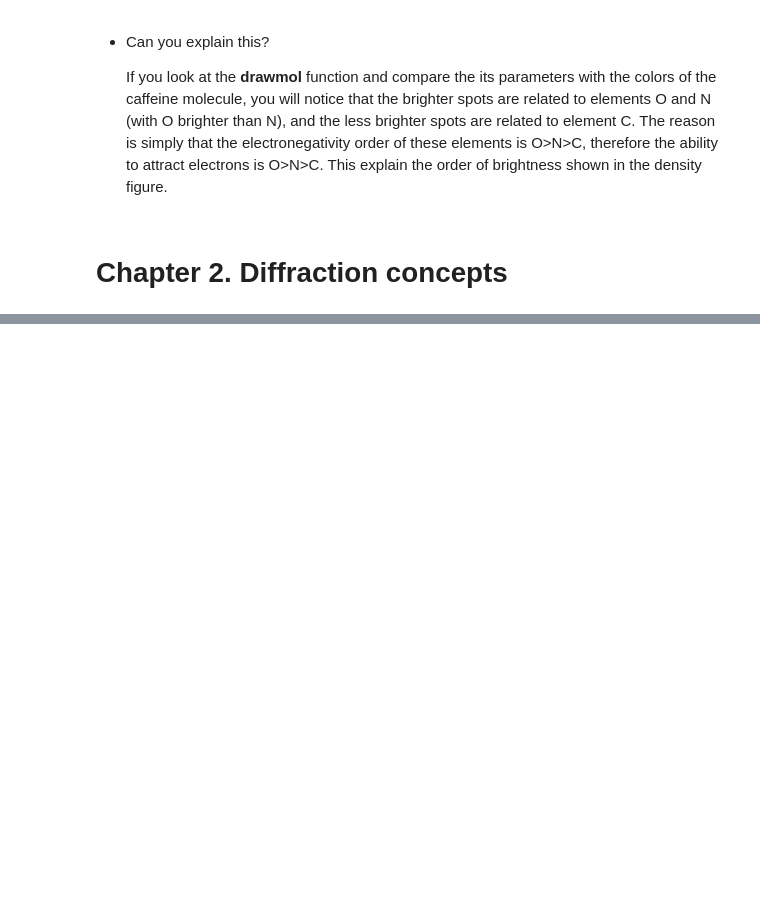
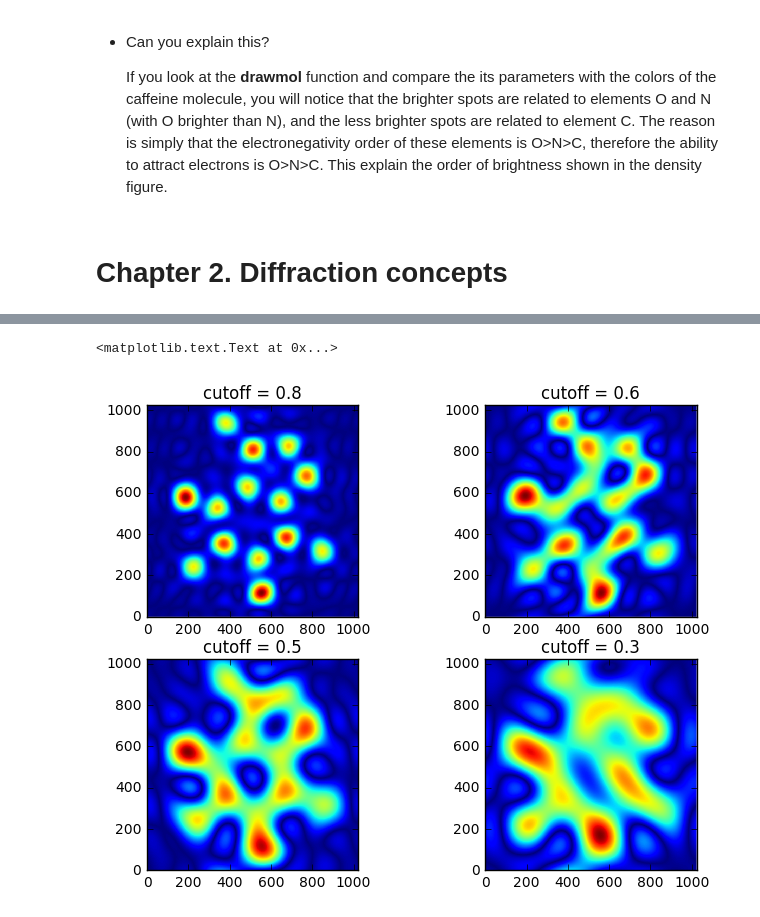
Before and after one commit to wang-zy/Tutorial-in-Diffraction-Imaging-Python, a Jupyter notebook: notebook/Q&A.ipynb, the cells around one changed output, grey strips where cells are left out. Cells and saved outputs as stored; diff of their text form; code cells hidden in the pictures; blank space fills up the shorter version.

```diff
--- a/notebook/Q&A.ipynb
+++ b/notebook/Q&A.ipynb
@@ -20,0 +55,42 @@
+# %%
+%%capture
+%matplotlib inline
+import matplotlib.pyplot as plt
+plt.rcParams["figure.figsize"] = (8, 6)
+
+# add path to the Modules
+import sys, os
+sys.path.append(os.path.join(os.getcwd(), '..', 'src'))
+
+from Projection import *
+# %%
+# Read the pdb file for caffeine molecule.
+caf = Molecule('caffeine.pdb')
+# %%
+step = 1/8.
+cutoff = [0.8, 0.6, 0.5, 0.3]
+
+H, K, L = TwoD_grid(step, cutoff[0])
+rho0 = fft.fftshift(abs(fft.ifftn(moltrans(caf, H,K,L), [2**10, 2**10])))
+
+H, K, L = TwoD_grid(step, cutoff[1])
+rho1 = fft.fftshift(abs(fft.ifftn(moltrans(caf, H,K,L), [2**10, 2**10])))
+
+H, K, L = TwoD_grid(step, cutoff[2])
+rho2 = fft.fftshift(abs(fft.ifftn(moltrans(caf, H,K,L), [2**10, 2**10])))
+
+H, K, L = TwoD_grid(step, cutoff[3])
+rho3 = fft.fftshift(abs(fft.ifftn(moltrans(caf, H,K,L), [2**10, 2**10])))
+
+fig, ax = plt.subplots(2, 2)
+ax[0,0].imshow(rho0, interpolation='none',origin='lower')
+ax[0,0].set_title('cutoff = ' + str(cutoff[0]))
+ax[0,1].imshow(rho1, interpolation='none',origin='lower')
+ax[0,1].set_title('cutoff = ' + str(cutoff[1]))
+ax[1,0].imshow(rho2, interpolation='none',origin='lower')
+ax[1,0].set_title('cutoff = ' + str(cutoff[2]))
+ax[1,1].imshow(rho3, interpolation='none',origin='lower')
+ax[1,1].set_title('cutoff = ' + str(cutoff[3]))
+# %% [output]
+<matplotlib.text.Text at 0x...>
+[figure, added]
```
Also changed, not shown: parts of 23 cells of this notebook, 3 other files.
